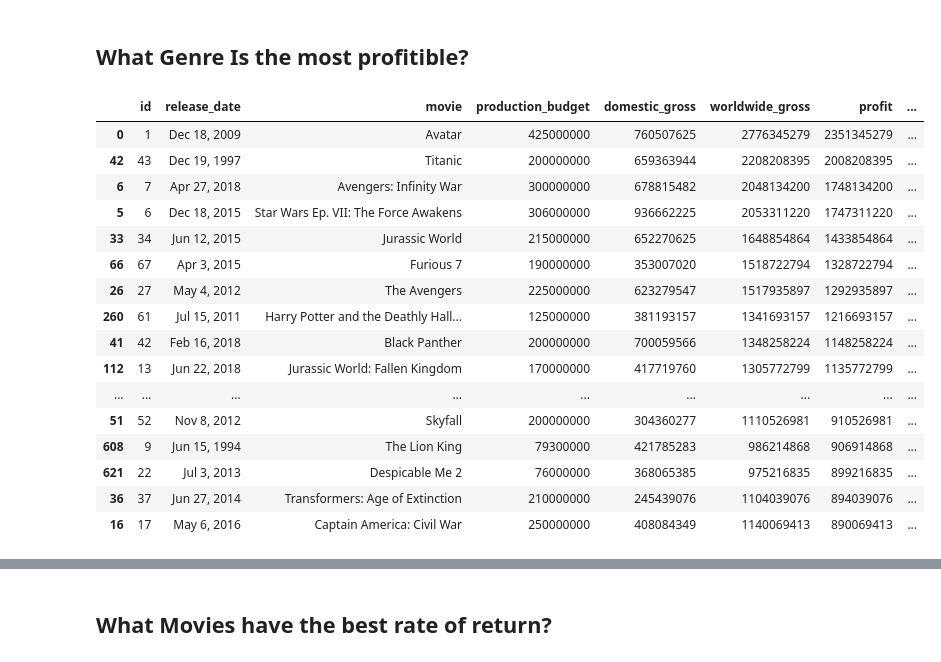
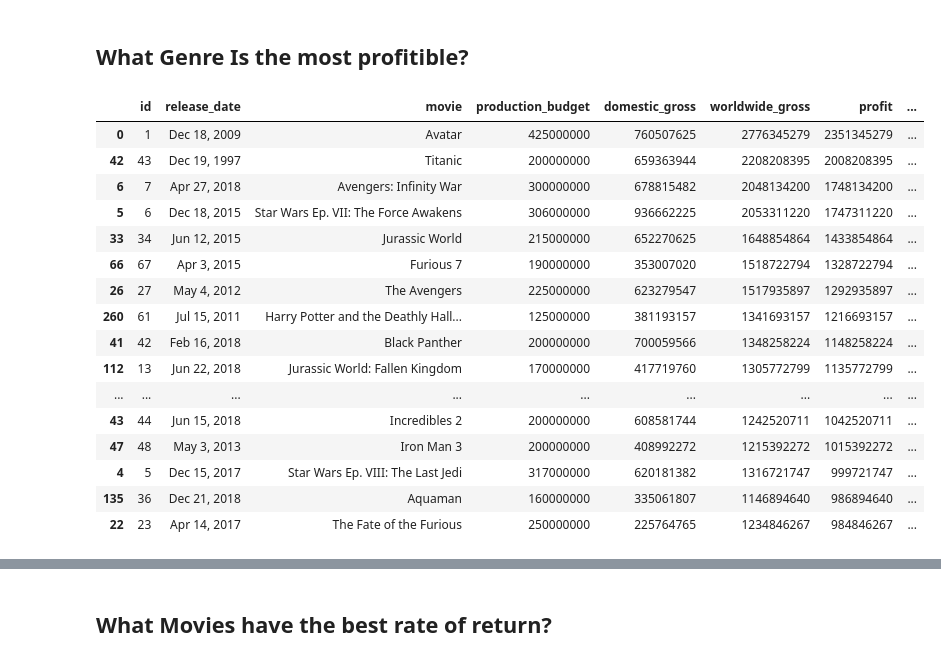
Before and after one commit to camdeman/MMA, a Jupyter notebook: Movies_Cameron.ipynb, the cells around one changed output, grey strips where cells are left out. Saved outputs shown, nothing was run; the diff lists cells and outputs as text; code cells hidden in the pictures.

```diff
--- a/Movies_Cameron.ipynb
+++ b/Movies_Cameron.ipynb
@@ -137,23 +99,23 @@ df_2
 ## What Genre Is the most profitible?
 # %%
 df_profit = df.sort_values(by=['profit'], ascending = False )
-top_50_profit = df_profit.head(30)
-top_50_profit
+top_20_profit = df_profit.head(20)
+top_20_profit
 # %% [output]
 |  | id | release_date | movie | production_budget | domestic_gross | worldwide_gross | profit | ... |
 | 0 | 1 | Dec 18, 2009 | Avatar | 425000000 | 760507625 | 2776345279 | 2351345279 | ... |
 | 42 | 43 | Dec 19, 1997 | Titanic | 200000000 | 659363944 | 2208208395 | 2008208395 | ... |
 | 6 | 7 | Apr 27, 2018 | Avengers: Infinity War | 300000000 | 678815482 | 2048134200 | 1748134200 | ... |
 | 5 | 6 | Dec 18, 2015 | Star Wars Ep. VII: The Force Awakens | 306000000 | 936662225 | 2053311220 | 1747311220 | ... |
 | 33 | 34 | Jun 12, 2015 | Jurassic World | 215000000 | 652270625 | 1648854864 | 1433854864 | ... |
 | 66 | 67 | Apr 3, 2015 | Furious 7 | 190000000 | 353007020 | 1518722794 | 1328722794 | ... |
 | 26 | 27 | May 4, 2012 | The Avengers | 225000000 | 623279547 | 1517935897 | 1292935897 | ... |
 | 260 | 61 | Jul 15, 2011 | Harry Potter and the Deathly Hall... | 125000000 | 381193157 | 1341693157 | 1216693157 | ... |
 | 41 | 42 | Feb 16, 2018 | Black Panther | 200000000 | 700059566 | 1348258224 | 1148258224 | ... |
 | 112 | 13 | Jun 22, 2018 | Jurassic World: Fallen Kingdom | 170000000 | 417719760 | 1305772799 | 1135772799 | ... |
 | ... | ... | ... | ... | ... | ... | ... | ... | ... |
-| 51 | 52 | Nov 8, 2012 | Skyfall | 200000000 | 304360277 | 1110526981 | 910526981 | ... |
-| 608 | 9 | Jun 15, 1994 | The Lion King | 79300000 | 421785283 | 986214868 | 906914868 | ... |
-| 621 | 22 | Jul 3, 2013 | Despicable Me 2 | 76000000 | 368065385 | 975216835 | 899216835 | ... |
-| 36 | 37 | Jun 27, 2014 | Transformers: Age of Extinction | 210000000 | 245439076 | 1104039076 | 894039076 | ... |
-| 16 | 17 | May 6, 2016 | Captain America: Civil War | 250000000 | 408084349 | 1140069413 | 890069413 | ... |
+| 43 | 44 | Jun 15, 2018 | Incredibles 2 | 200000000 | 608581744 | 1242520711 | 1042520711 | ... |
+| 47 | 48 | May 3, 2013 | Iron Man 3 | 200000000 | 408992272 | 1215392272 | 1015392272 | ... |
+| 4 | 5 | Dec 15, 2017 | Star Wars Ep. VIII: The Last Jedi | 317000000 | 620181382 | 1316721747 | 999721747 | ... |
+| 135 | 36 | Dec 21, 2018 | Aquaman | 160000000 | 335061807 | 1146894640 | 986894640 | ... |
+| 22 | 23 | Apr 14, 2017 | The Fate of the Furious | 250000000 | 225764765 | 1234846267 | 984846267 | ... |
```
Also changed, not shown: parts of 10 cells of this notebook.
